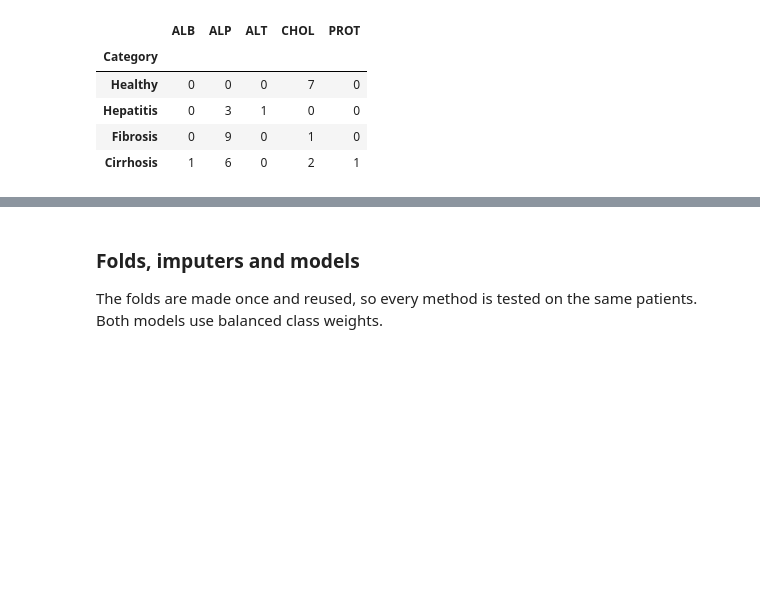
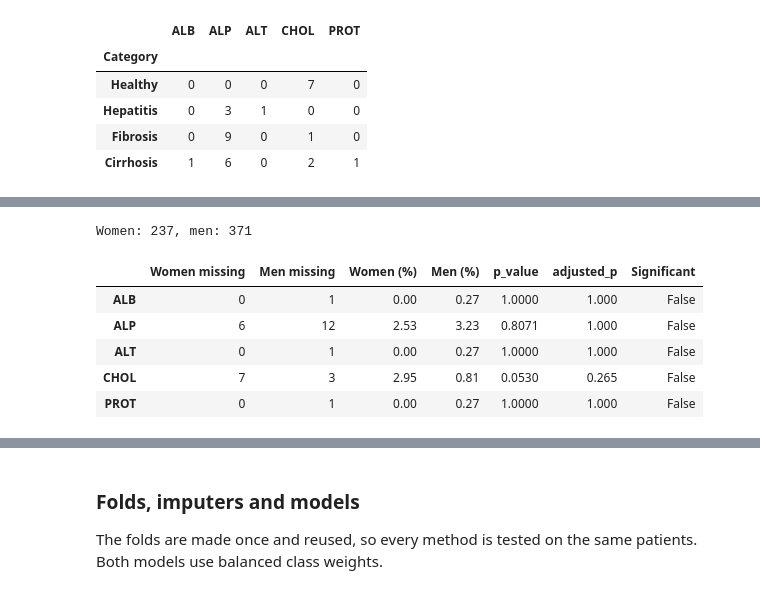
Before and after one commit to omaralhajjaj4-star/hcv-ML-DS-project, a Jupyter notebook: cleaning.ipynb, the cells around one changed output, grey strips where cells are left out. Cells and saved outputs as stored; diff of their text form; code cells hidden in the pictures; blank space fills up the shorter version.

```diff
--- a/cleaning.ipynb
+++ b/cleaning.ipynb
@@ -248,0 +253,39 @@ missing_counts.loc[:, missing_flags.any()]
+# %%
+# count the missing values in each incomplete column for men and women
+sex = comparison_df["Sex"]
+incomplete = missing_flags.columns[missing_flags.any()]
+missing_by_sex = missing_flags[incomplete].groupby(sex).sum().T
+missing_by_sex.columns = ["Women missing", "Men missing"]
+
+# number of women and men, used for the percentages
+n_women = (sex == "f").sum()
+n_men = (sex == "m").sum()
+missing_by_sex["Women (%)"] = (100 * missing_by_sex["Women missing"] / n_women).round(2)
+missing_by_sex["Men (%)"] = (100 * missing_by_sex["Men missing"] / n_men).round(2)
+
+# Fisher's exact test on the 2 x 2 table: sex by missing or present
+p_values = []
+for column in incomplete:
+    women_missing = missing_by_sex.loc[column, "Women missing"]
+    men_missing = missing_by_sex.loc[column, "Men missing"]
+    table = [[women_missing, n_women - women_missing],
+             [men_missing, n_men - men_missing]]
+    p_values.append(fisher_exact(table).pvalue)
+missing_by_sex["p_value"] = p_values
+
+# Bonferroni correction: multiply by the number of columns (maximum of 1)
+missing_by_sex["adjusted_p"] = (
+    missing_by_sex["p_value"] * len(incomplete)
+).clip(upper=1)
+missing_by_sex["Significant"] = missing_by_sex["adjusted_p"] < ALPHA
+
+print(f"Women: {n_women}, men: {n_men}")
+missing_by_sex.round(4)
+# %% [output]
+Women: 237, men: 371
+|  | Women missing | Men missing | Women (%) | Men (%) | p_value | adjusted_p | Significant |
+| ALB | 0 | 1 | 0.00 | 0.27 | 1.0000 | 1.000 | False |
+| ALP | 6 | 12 | 2.53 | 3.23 | 0.8071 | 1.000 | False |
+| ALT | 0 | 1 | 0.00 | 0.27 | 1.0000 | 1.000 | False |
+| CHOL | 7 | 3 | 2.95 | 0.81 | 0.0530 | 0.265 | False |
+| PROT | 0 | 1 | 0.00 | 0.27 | 1.0000 | 1.000 | False |
```
Also changed, not shown: parts of 6 cells of this notebook, 5 other files.
